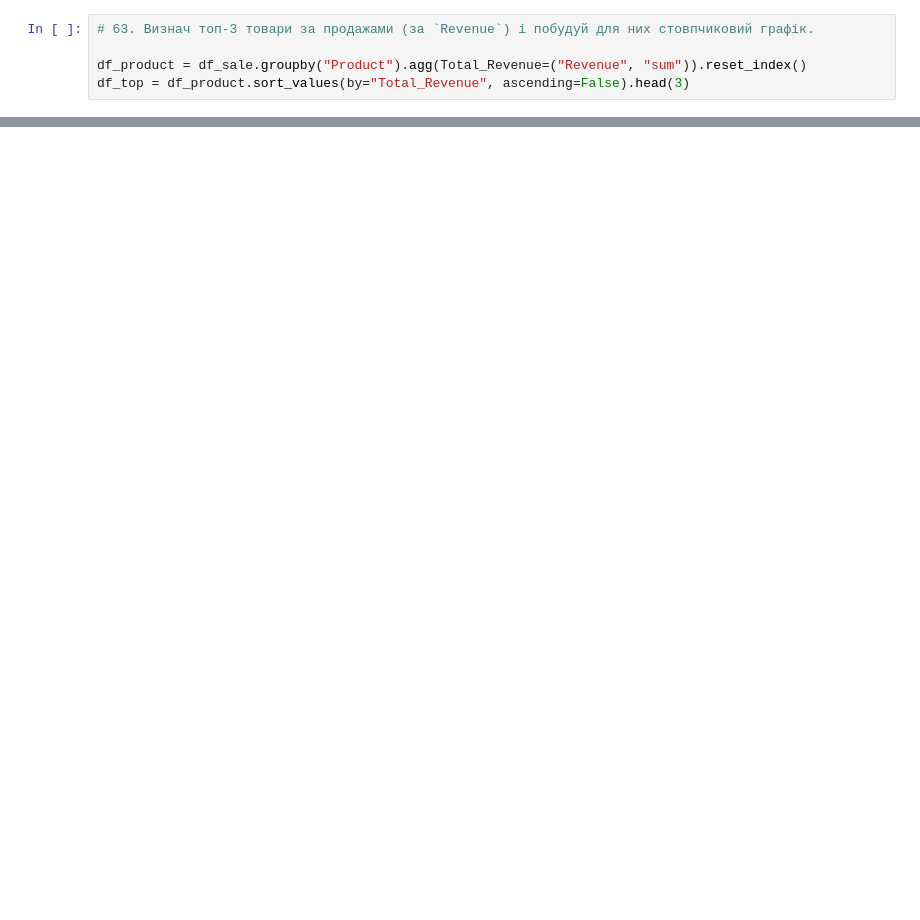
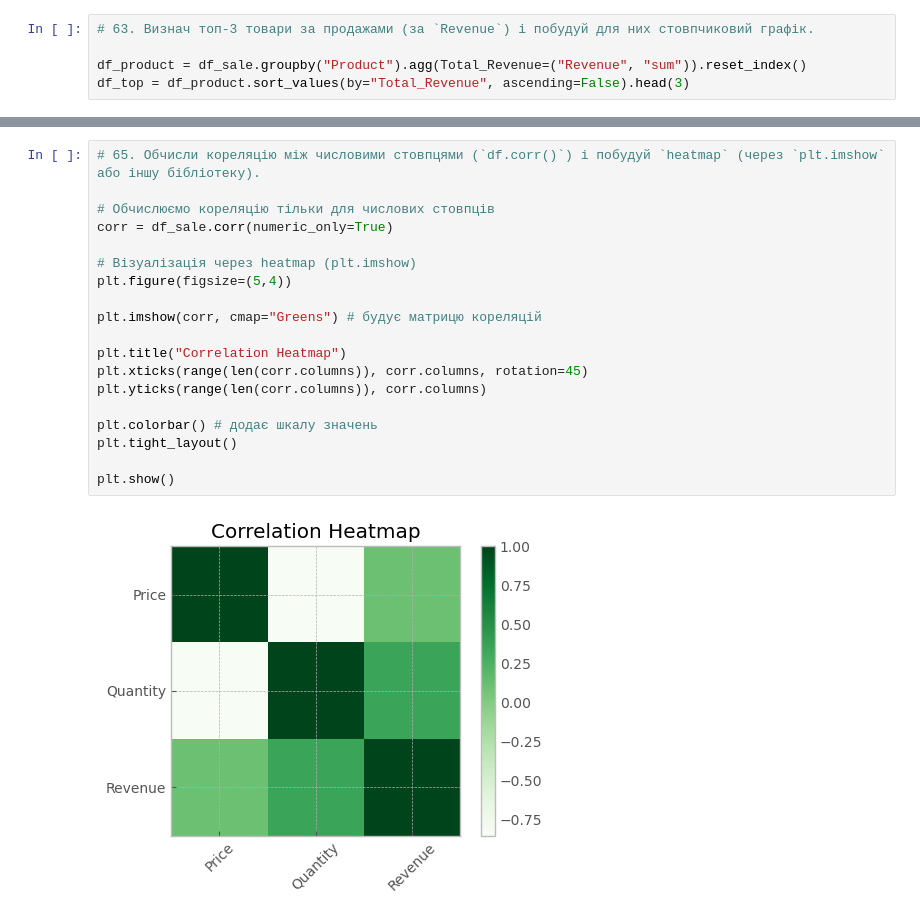
Before and after one commit to HalynaYaremenko/test-tasks-Python, a Jupyter notebook: pandas_matplotlib_practice.ipynb, the cells around one changed output, grey strips where cells are left out. Drawn from its saved outputs; the diff is of its cells as text; blank space fills up the shorter version.

```diff
--- a/pandas_matplotlib_practice.ipynb
+++ b/pandas_matplotlib_practice.ipynb
@@ -1088,0 +1106,21 @@ plt.show()
+# %%
+# 65. Обчисли кореляцію між числовими стовпцями (`df.corr()`) і побудуй `heatmap` (через `plt.imshow` або іншу бібліотеку).
+
+# Обчислюємо кореляцію тільки для числових стовпців
+corr = df_sale.corr(numeric_only=True)
+
+# Візуалізація через heatmap (plt.imshow)
+plt.figure(figsize=(5,4))
+
+plt.imshow(corr, cmap="Greens") # будує матрицю кореляцій
+
+plt.title("Correlation Heatmap")
+plt.xticks(range(len(corr.columns)), corr.columns, rotation=45)
+plt.yticks(range(len(corr.columns)), corr.columns)
+
+plt.colorbar() # додає шкалу значень
+plt.tight_layout()
+
+plt.show()
+# %% [output]
+[figure, added]
```
Also changed, not shown: parts of 23 cells of this notebook, 1 other file.
